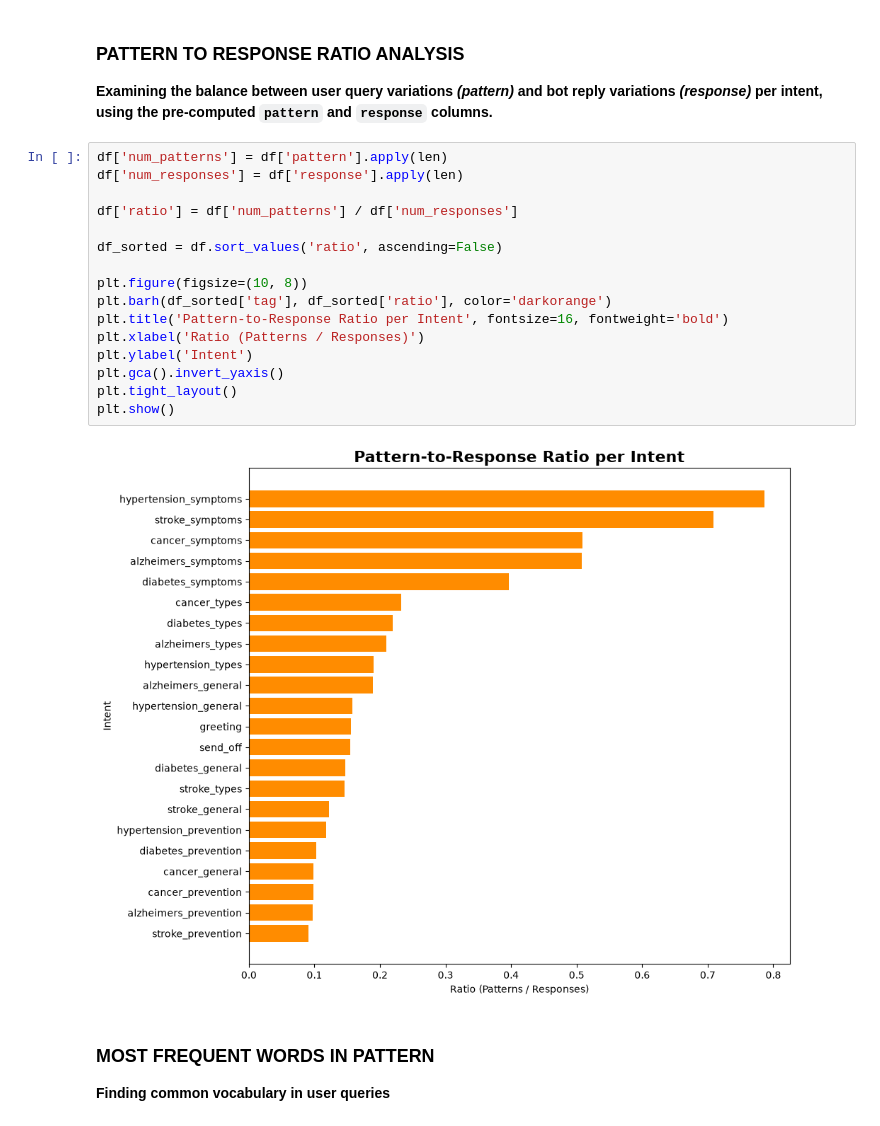
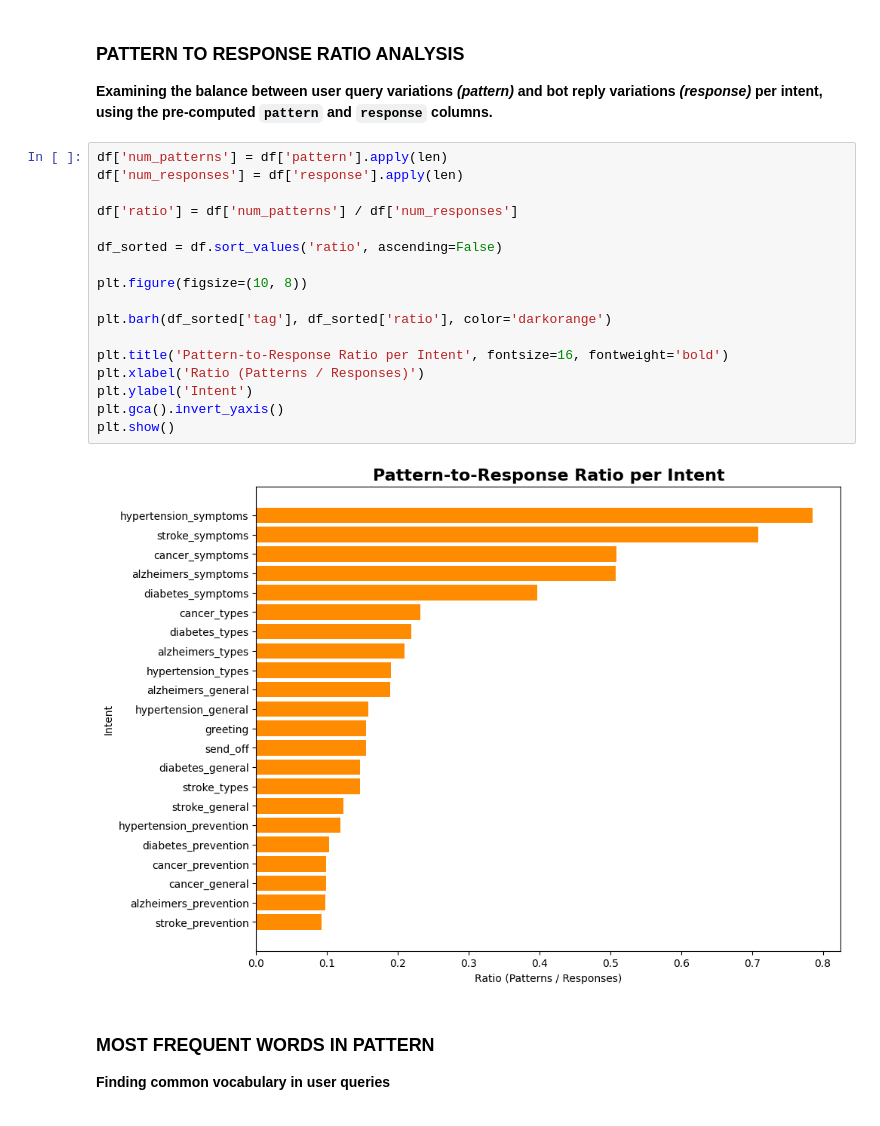
Before and after one commit to Yuvaraj-Dey-2006/SymptoSense-AI, a Jupyter notebook: EDA/EDA.ipynb, the cells around one changed output. Saved outputs shown, nothing was run; the diff lists cells and outputs as text.

```diff
--- a/EDA/EDA.ipynb
+++ b/EDA/EDA.ipynb
@@ -256,21 +228,22 @@ plt.show()
 # %%
 df['num_patterns'] = df['pattern'].apply(len)
 df['num_responses'] = df['response'].apply(len)
 
 df['ratio'] = df['num_patterns'] / df['num_responses']
 
 df_sorted = df.sort_values('ratio', ascending=False)
 
 plt.figure(figsize=(10, 8))
+
 plt.barh(df_sorted['tag'], df_sorted['ratio'], color='darkorange')
+
 plt.title('Pattern-to-Response Ratio per Intent', fontsize=16, fontweight='bold')
 plt.xlabel('Ratio (Patterns / Responses)')
 plt.ylabel('Intent')
 plt.gca().invert_yaxis()
-plt.tight_layout()
 plt.show()
 # %% [output]
-[figure, old version]
+[figure, new version]
 # %% [markdown]
 ### MOST FREQUENT WORDS IN PATTERN
 **Finding common vocabulary in user queries**
```
Also changed, not shown: parts of 8 cells of this notebook, 5 other files.
